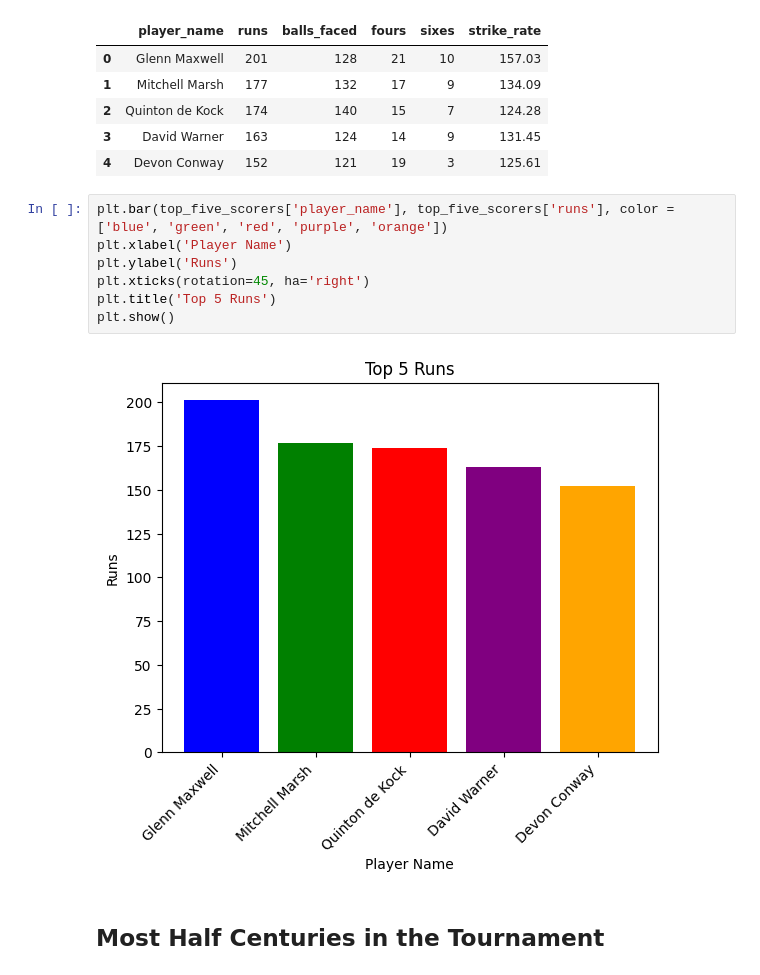
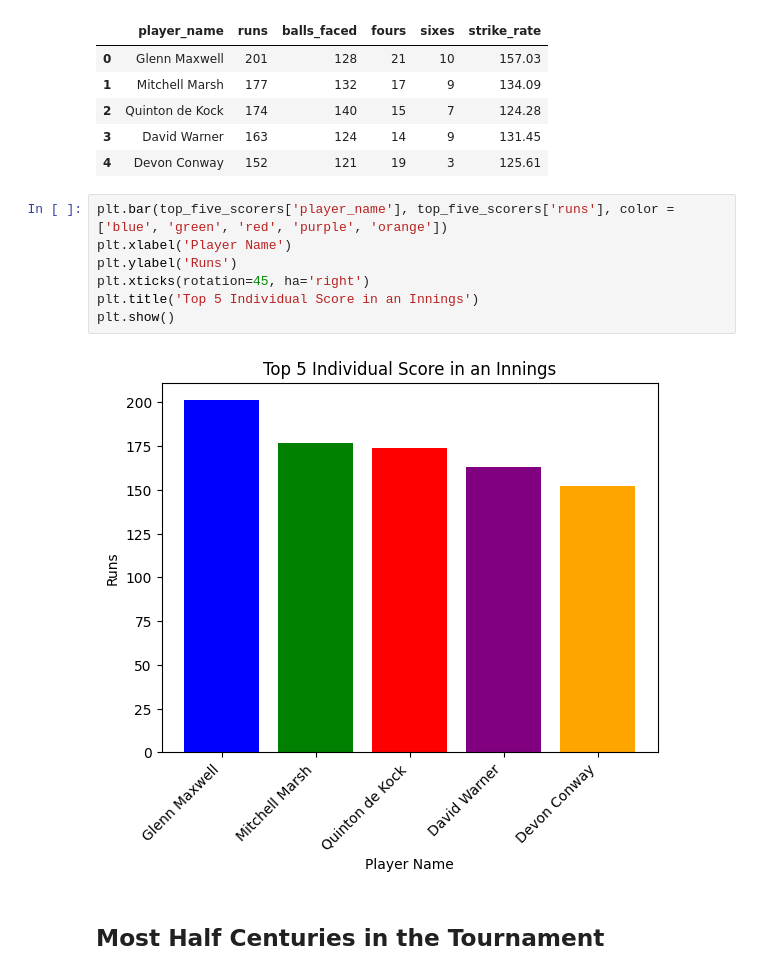
Before and after one commit to Shaheer-Imam/Cricket-World-Cup, a Jupyter notebook: EDA/World_Cup_Batting_Analysis.ipynb, the cells around one changed output. Cells and saved outputs as stored; diff of their text form.

```diff
--- a/EDA/World_Cup_Batting_Analysis.ipynb
+++ b/EDA/World_Cup_Batting_Analysis.ipynb
@@ -70,12 +97,12 @@ top_five_scorers[["player_name", "runs", "balls_faced", "fours", "sixes", "strik
 # %%
 plt.bar(top_five_scorers['player_name'], top_five_scorers['runs'], color = ['blue', 'green', 'red', 'purple', 'orange'])
 plt.xlabel('Player Name')
 plt.ylabel('Runs')
 plt.xticks(rotation=45, ha='right')
-plt.title('Top 5 Runs')
+plt.title('Top 5 Individual Score in an Innings')
 plt.show()
 # %% [output]
-[figure, old version]
+[figure, new version]
 # %% [markdown]
 ## Most Half Centuries in the Tournament
 # %%
```
Also changed, not shown: parts of 9 cells of this notebook.
